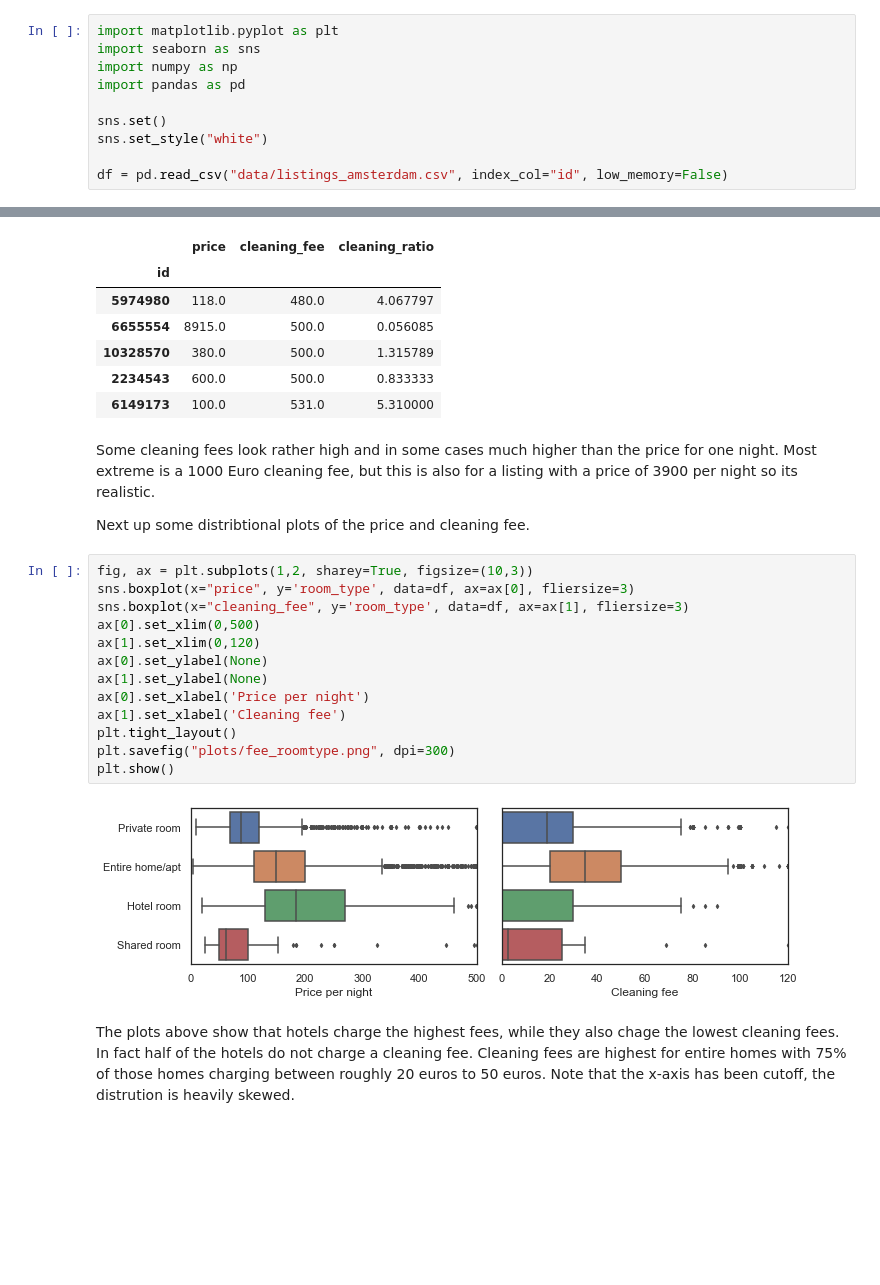
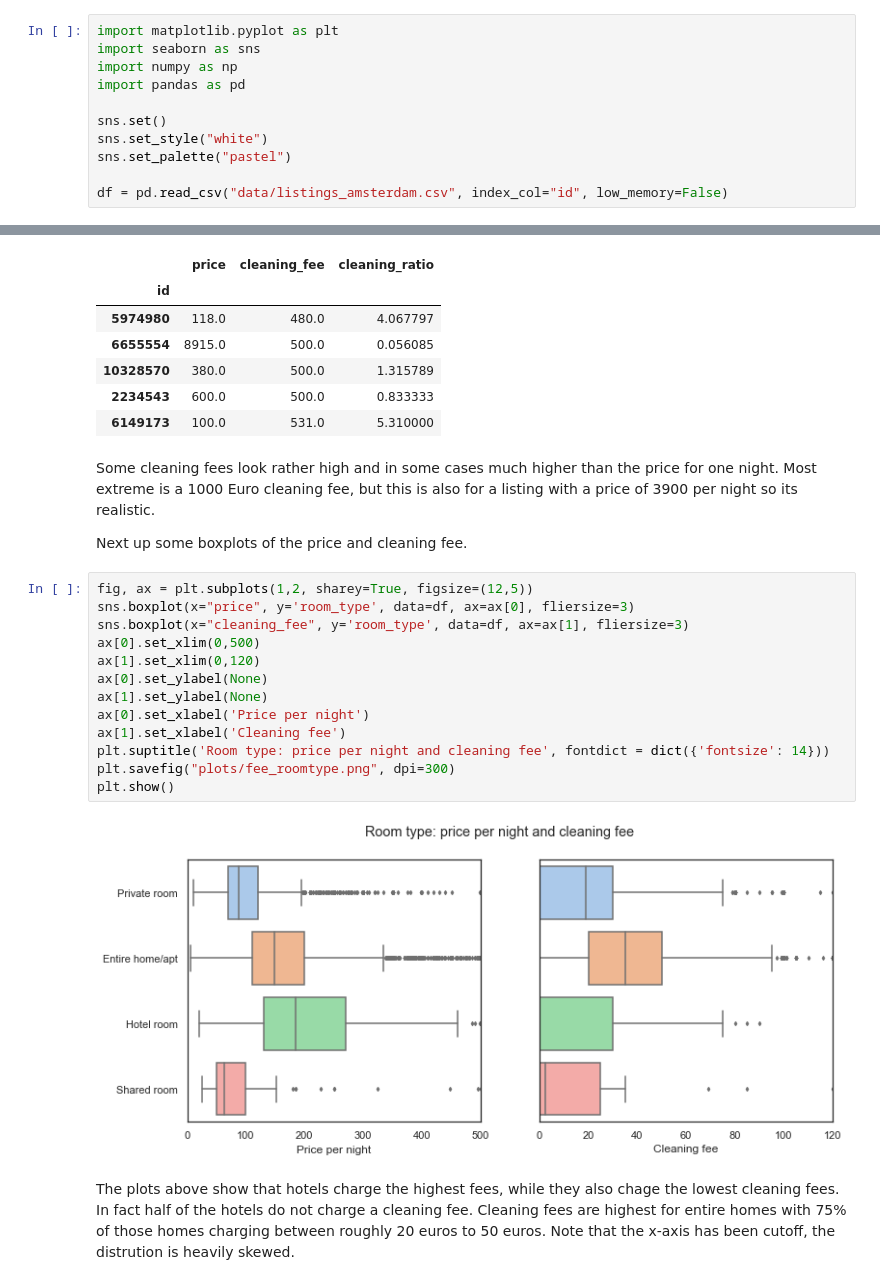
Before and after one commit to mwilkens1/Airbnb_clean, a Jupyter notebook: airbnb.ipynb, the cells around one changed output, grey strips where cells are left out. Drawn from its saved outputs; the diff is of its cells as text; blank space fills up the shorter version.

```diff
--- a/airbnb.ipynb
+++ b/airbnb.ipynb
@@ -12,6 +12,7 @@ import pandas as pd
 
 sns.set()
 sns.set_style("white")
+sns.set_palette("pastel")
 
 df = pd.read_csv("data/listings_amsterdam.csv", index_col="id", low_memory=False)
 # %% [markdown]
@@ -88,22 +95,22 @@ df[['price','cleaning_fee','cleaning_ratio']].sort_values(by='cleaning_fee').tai
 # %% [markdown]
 Some cleaning fees look rather high and in some cases much higher than the price for one night. Most extreme is a 1000 Euro cleaning fee, but this is also for a listing with a price of 3900 per night so its realistic.
 
-Next up some distribtional plots of the price and cleaning fee.
+Next up some boxplots of the price and cleaning fee.
 # %%
-fig, ax = plt.subplots(1,2, sharey=True, figsize=(10,3))
+fig, ax = plt.subplots(1,2, sharey=True, figsize=(12,5))
 sns.boxplot(x="price", y='room_type', data=df, ax=ax[0], fliersize=3)
 sns.boxplot(x="cleaning_fee", y='room_type', data=df, ax=ax[1], fliersize=3)
 ax[0].set_xlim(0,500)
 ax[1].set_xlim(0,120)
 ax[0].set_ylabel(None)
 ax[1].set_ylabel(None)
 ax[0].set_xlabel('Price per night')
 ax[1].set_xlabel('Cleaning fee')
-plt.tight_layout()
+plt.suptitle('Room type: price per night and cleaning fee', fontdict = dict({'fontsize': 14}))
 plt.savefig("plots/fee_roomtype.png", dpi=300)
 plt.show()
 # %% [output]
-[figure, old version]
+[figure, new version]
 # %% [markdown]
 The plots above show that hotels charge the highest fees, while they also chage the lowest cleaning fees. In fact half of the hotels do not charge a cleaning fee. Cleaning fees are highest for entire homes with 75% of those homes charging between roughly 20 euros to 50 euros. Note that the x-axis has been cutoff, the distrution is heavily skewed.
 # %% [markdown]
```
Also changed, not shown: parts of 16 cells of this notebook, 5 other files.
